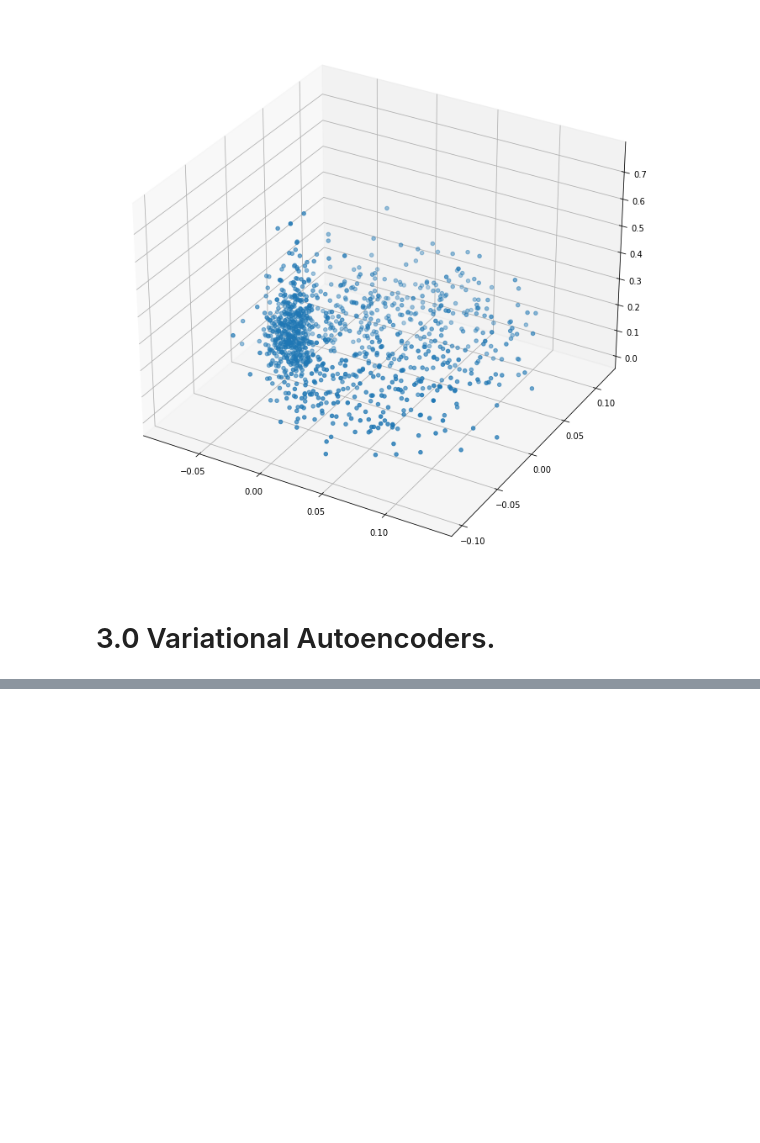
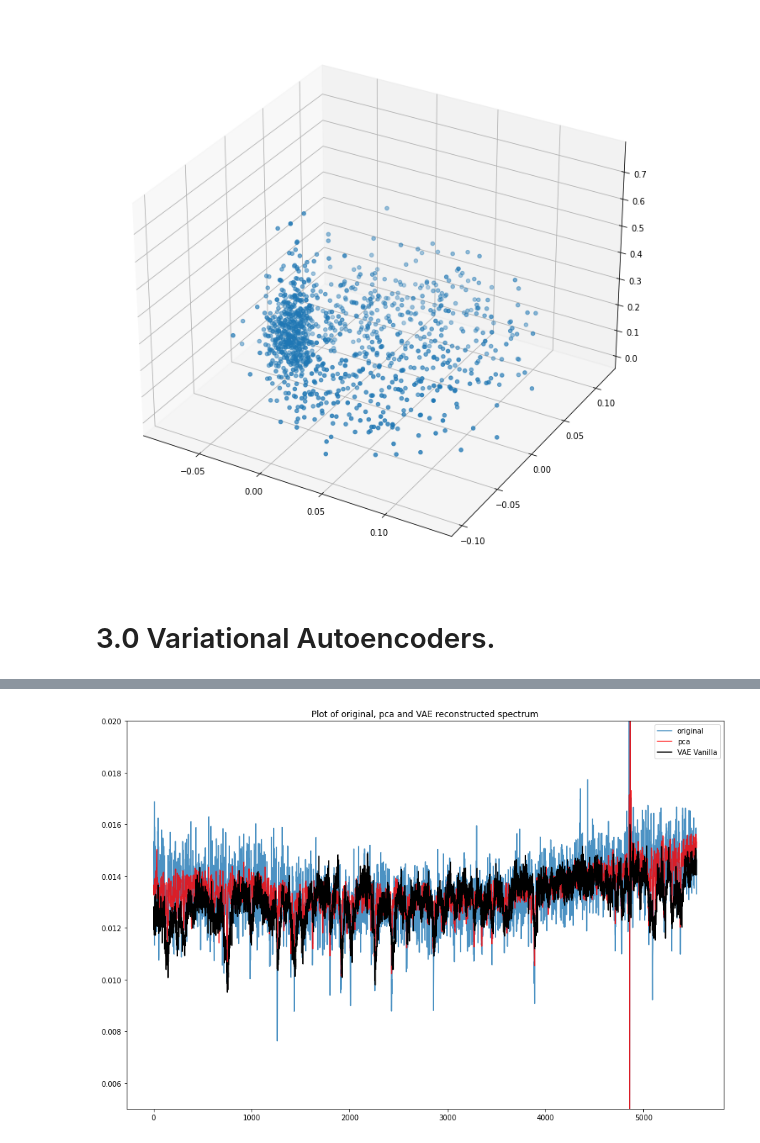
Before and after one commit to ocallam6/GES, a Jupyter notebook: Analysis/hr10_pca.ipynb, the cells around one changed output, grey strips where cells are left out. Saved outputs shown, nothing was run; the diff lists cells and outputs as text; code cells hidden in the pictures; blank space fills up the shorter version.

```diff
--- a/Analysis/hr10_pca.ipynb
+++ b/Analysis/hr10_pca.ipynb
@@ -331,0 +363,11 @@ NotImplementedError:
+# %%
+plt.figure(figsize=(15,10))
+plt.plot(pca.learning_spectra[0],label='original',alpha=0.8)
+plt.plot(pca.reconstructed_spectrum[0],label='pca',color='r',alpha=0.8)
+plt.plot(x_recon[0],label='VAE Vanilla',color='black')
+plt.ylim(0.005,0.020)
+plt.title('Plot of original, pca and VAE reconstructed spectrum')
+plt.legend()
+plt.show()
+# %% [output]
+[figure, added]
```
Also changed, not shown: parts of 27 cells of this notebook, 3 other files.
